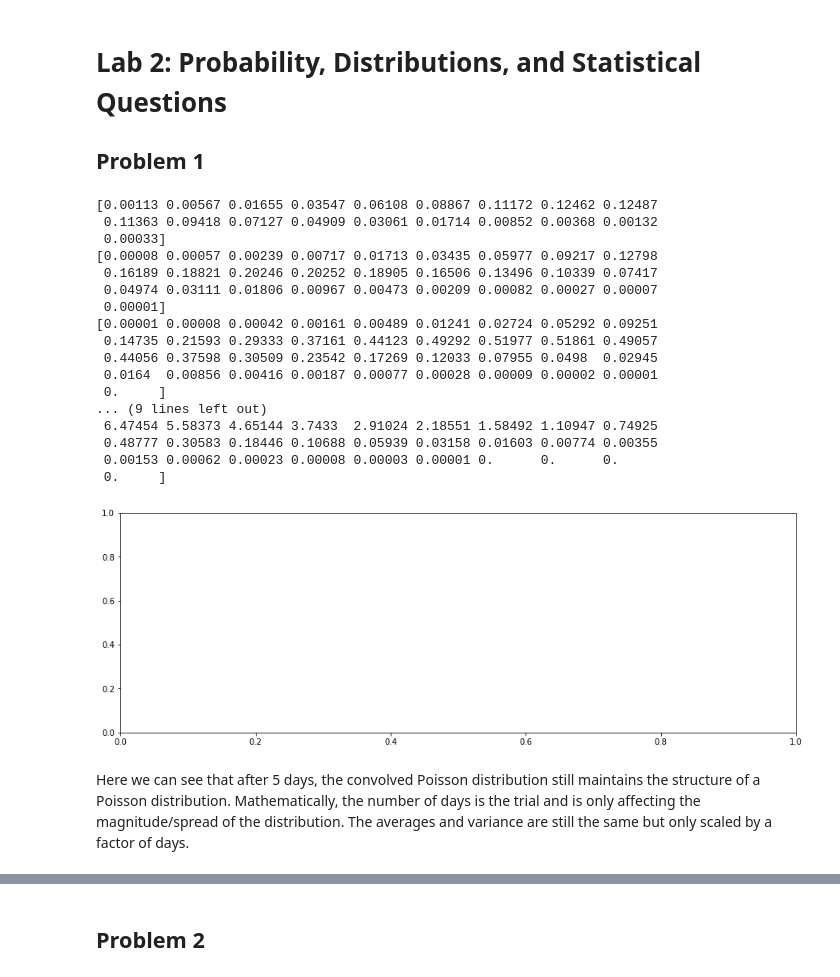
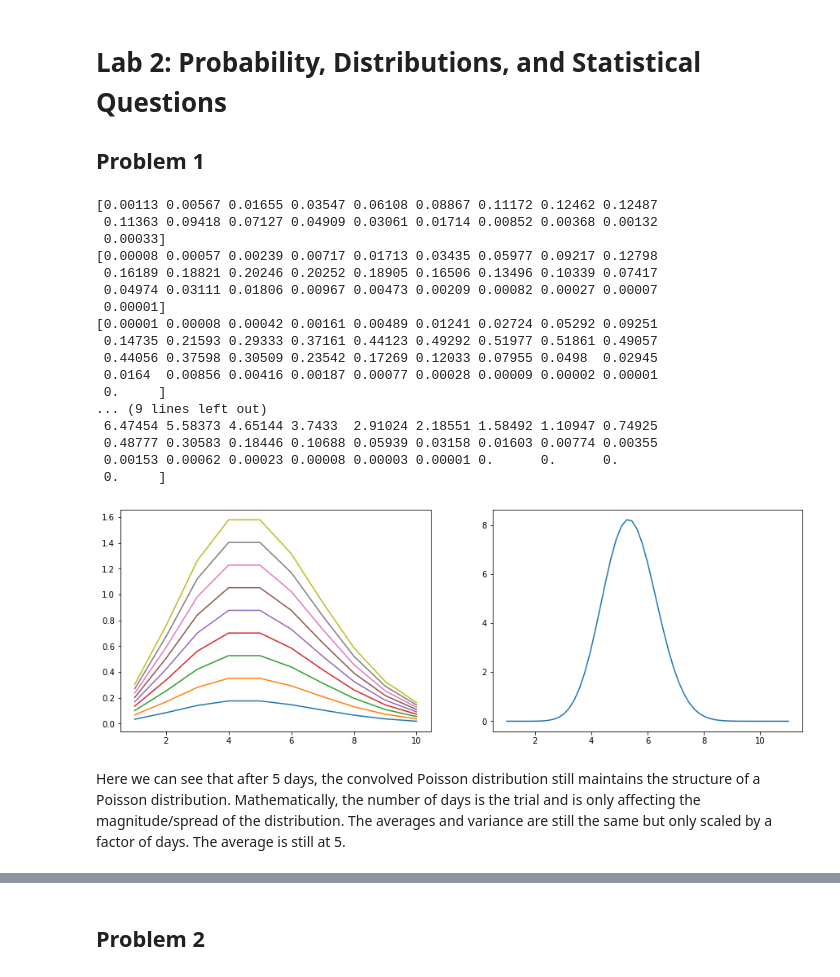
Before and after one commit to JeffreyGao117/Statistics-Higgs-Search, a Jupyter notebook: Lab2.ipynb, the cells around one changed output, grey strips where cells are left out. Saved outputs shown, nothing was run; the diff lists cells and outputs as text; code cells hidden in the pictures.

```diff
--- a/Lab2.ipynb
+++ b/Lab2.ipynb
@@ -7,48 +7,52 @@ import numpy as np
 import matplotlib.pyplot as plt
 from ipywidgets import interact
 
-fig1, ax1 = plt.subplots(1,1, figsize=(15,5))
+fig1, (ax1,ax2) = plt.subplots(1,2, figsize=(15,5))
 
 x = 5  # 1-day average cosmic-ray background
 y = 6 # average number of gamma-rays emitted by hypothetical source
 
 #---- Part A
-# Background noise is Poisson; how does Poisson change as integrate multiple days
 
 xlin = np.arange(stats.poisson.ppf(0.01, x),
               stats.poisson.ppf(0.99, x))
+pmf = stats.poisson.pmf(xlin, x)
+for n in range(1,10):
+    ax1.plot(xlin, n*pmf);
+
+#---- Part B
+
 plots = []
 out = stats.poisson.pmf(xlin, x)
 for n in range(1,6):
     out = signal.fftconvolve(out, n*poi)
     plots.append(out)
     print(out)
 np.set_printoptions(precision=5, suppress=True)
-# ax1.plot(xlin, stats.poisson.pmf(xlin, x));
-
-#---- Part B
-# sum of pdfs still look like Poisson
+xlin = np.linspace(stats.poisson.ppf(0.01, x),
+              stats.poisson.ppf(0.99, x), 55)
+ax2.plot(xlin, plots[4]);
 # %% [output]
 [0.00113 0.00567 0.01655 0.03547 0.06108 0.08867 0.11172 0.12462 0.12487
  0.11363 0.09418 0.07127 0.04909 0.03061 0.01714 0.00852 0.00368 0.00132
  0.00033]
 [0.00008 0.00057 0.00239 0.00717 0.01713 0.03435 0.05977 0.09217 0.12798
  0.16189 0.18821 0.20246 0.20252 0.18905 0.16506 0.13496 0.10339 0.07417
  0.04974 0.03111 0.01806 0.00967 0.00473 0.00209 0.00082 0.00027 0.00007
  0.00001]
 [0.00001 0.00008 0.00042 0.00161 0.00489 0.01241 0.02724 0.05292 0.09251
  0.14735 0.21593 0.29333 0.37161 0.44123 0.49292 0.51977 0.51861 0.49057
  0.44056 0.37598 0.30509 0.23542 0.17269 0.12033 0.07955 0.0498  0.02945
  0.0164  0.00856 0.00416 0.00187 0.00077 0.00028 0.00009 0.00002 0.00001
  0.     ]
 ... (9 lines left out)
  6.47454 5.58373 4.65144 3.7433  2.91024 2.18551 1.58492 1.10947 0.74925
  0.48777 0.30583 0.18446 0.10688 0.05939 0.03158 0.01603 0.00774 0.00355
  0.00153 0.00062 0.00023 0.00008 0.00003 0.00001 0.      0.      0.
  0.     ]
-[figure, old version]
+[figure, new version]
 # %% [markdown]
-Here we can see that after 5 days, the convolved Poisson distribution still maintains the structure of a Poisson distribution. Mathematically, the number of days is the trial and is only affecting the magnitude/spread of the distribution. The averages and variance are still the same but only scaled by a factor of days.
+Here we can see that after 5 days, the convolved Poisson distribution still maintains the structure of a Poisson distribution. Mathematically, the number of days is the trial and is only affecting the magnitude/spread of the distribution. The averages and variance are still the same but only scaled by a factor of days. The average is still at 5.
 # %%
 #---- Part C
 
```
Also changed, not shown: parts of 9 cells of this notebook.
